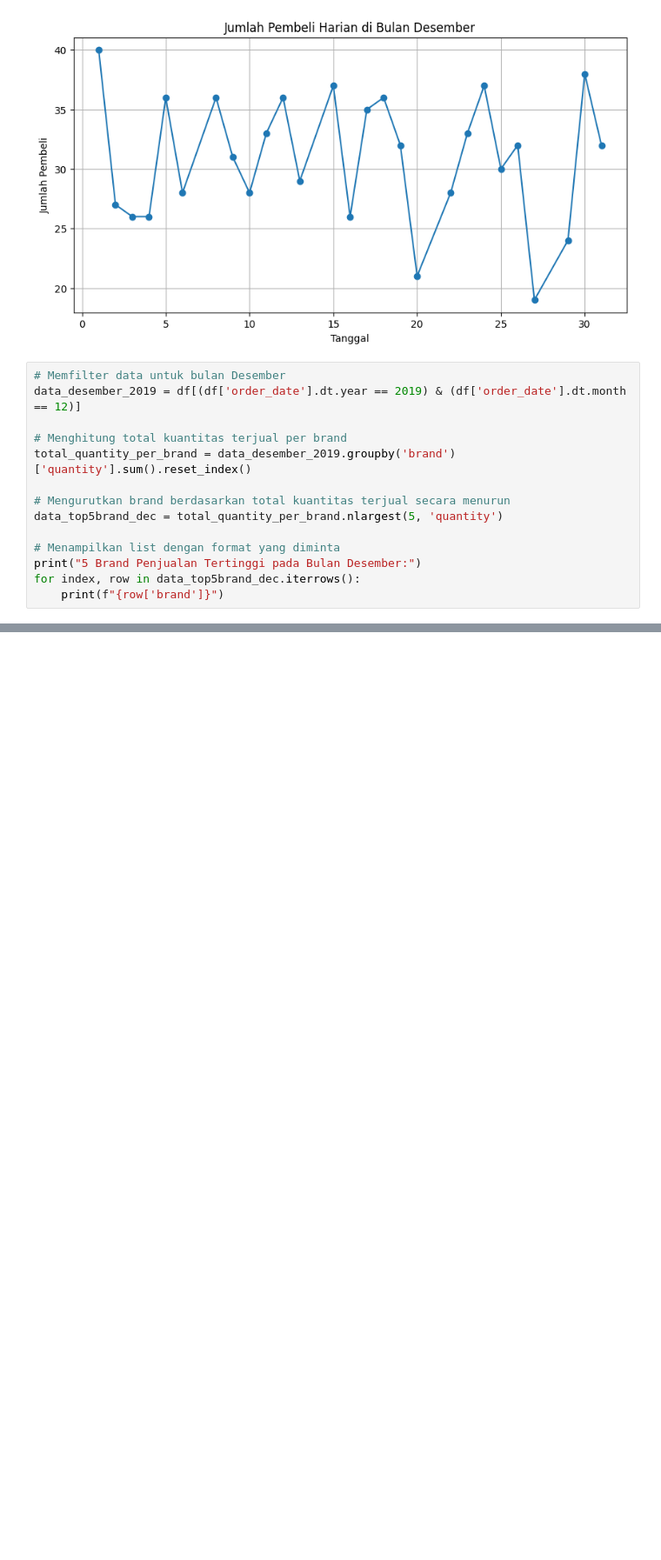
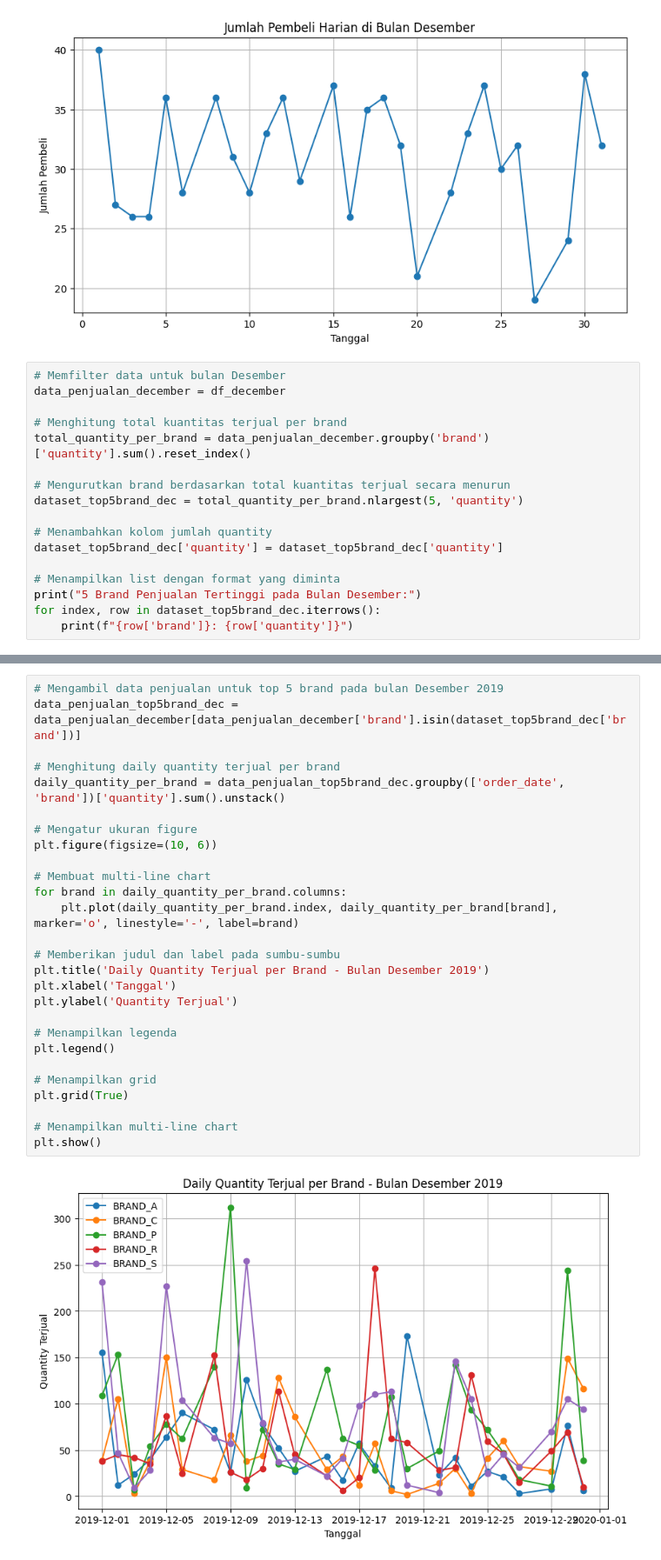
Before and after one commit to amosmrbn/Project-1, a Jupyter notebook: MiniProject_G.211.21.0076.ipynb, the cells around one changed output, grey strips where cells are left out. Shown at 87% size. Drawn from its saved outputs; the diff is of its cells as text; blank space fills up the shorter version.

```diff
--- a/MiniProject_G.211.21.0076.ipynb
+++ b/MiniProject_G.211.21.0076.ipynb
@@ -34,17 +34,20 @@ plt.show()
 [figure]
 # %%
 # Memfilter data untuk bulan Desember
-data_desember_2019 = df[(df['order_date'].dt.year == 2019) & (df['order_date'].dt.month == 12)]
+data_penjualan_december = df_december
 
 # Menghitung total kuantitas terjual per brand
-total_quantity_per_brand = data_desember_2019.groupby('brand')['quantity'].sum().reset_index()
+total_quantity_per_brand = data_penjualan_december.groupby('brand')['quantity'].sum().reset_index()
 
 # Mengurutkan brand berdasarkan total kuantitas terjual secara menurun
-data_top5brand_dec = total_quantity_per_brand.nlargest(5, 'quantity')
+dataset_top5brand_dec = total_quantity_per_brand.nlargest(5, 'quantity')
+
+# Menambahkan kolom jumlah quantity
+dataset_top5brand_dec['quantity'] = dataset_top5brand_dec['quantity']
 
 # Menampilkan list dengan format yang diminta
 print("5 Brand Penjualan Tertinggi pada Bulan Desember:")
-for index, row in data_top5brand_dec.iterrows():
-    print(f"{row['brand']}")
+for index, row in dataset_top5brand_dec.iterrows():
+    print(f"{row['brand']}: {row['quantity']}")
 # %% [output]
 5 Brand Penjualan Tertinggi pada Bulan Desember:
@@ -151,0 +59,29 @@ KeyError: ignored
+# %%
+# Mengambil data penjualan untuk top 5 brand pada bulan Desember 2019
+data_penjualan_top5brand_dec = data_penjualan_december[data_penjualan_december['brand'].isin(dataset_top5brand_dec['brand'])]
+
+# Menghitung daily quantity terjual per brand
+daily_quantity_per_brand = data_penjualan_top5brand_dec.groupby(['order_date', 'brand'])['quantity'].sum().unstack()
+
+# Mengatur ukuran figure
+plt.figure(figsize=(10, 6))
+
+# Membuat multi-line chart
+for brand in daily_quantity_per_brand.columns:
+    plt.plot(daily_quantity_per_brand.index, daily_quantity_per_brand[brand], marker='o', linestyle='-', label=brand)
+
+# Memberikan judul dan label pada sumbu-sumbu
+plt.title('Daily Quantity Terjual per Brand - Bulan Desember 2019')
+plt.xlabel('Tanggal')
+plt.ylabel('Quantity Terjual')
+
+# Menampilkan legenda
+plt.legend()
+
+# Menampilkan grid
+plt.grid(True)
+
+# Menampilkan multi-line chart
+plt.show()
+# %% [output]
+[figure, added]
```
Also changed, not shown: parts of 9 cells of this notebook.
